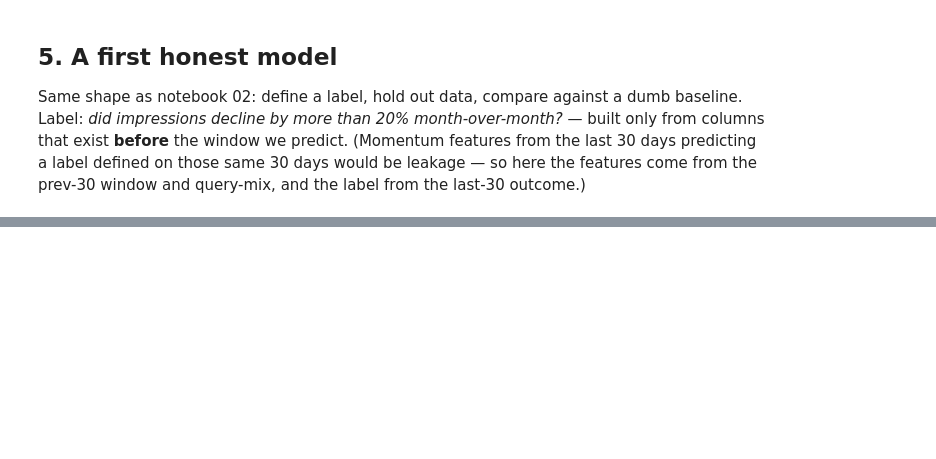
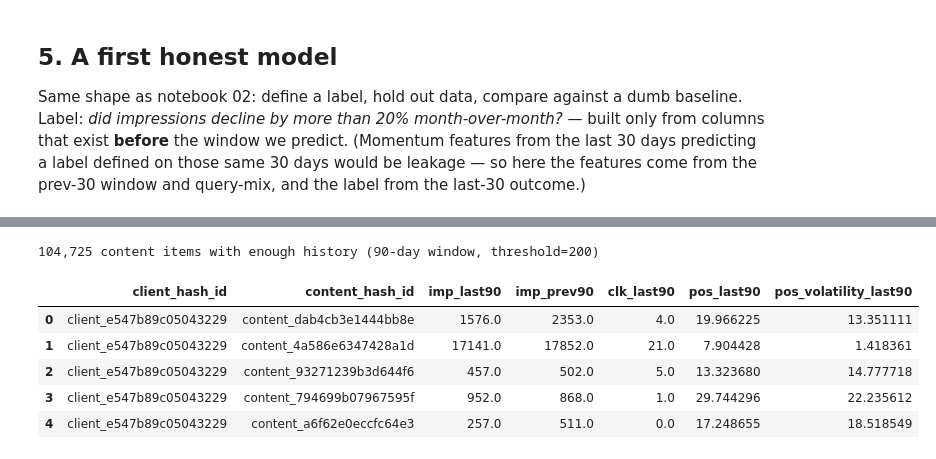
Before and after one commit to abdulwahab-git/week-01-Assignment, a Jupyter notebook: notebooks/03_working_with_the_full_release.ipynb, the cells around one changed output, grey strips where cells are left out. Cells and saved outputs as stored; diff of their text form; code cells hidden in the pictures; blank space fills up the shorter version.

```diff
--- a/notebooks/03_working_with_the_full_release.ipynb
+++ b/notebooks/03_working_with_the_full_release.ipynb
@@ -173,0 +277,33 @@ release beat any pre-cut file.
+# %%
+# Define your custom threshold for imp_prev30
+THRESHOLD = 200 # Example: Only consider content items with at least 200 previous impressions
+# %%
+features_90d = con.sql(f"""
+    WITH bounds AS (
+        SELECT MAX(report_date) AS end_d FROM {TABLES['fact_daily']}
+    ),
+    windowed AS (
+        SELECT f.client_hash_id, f.content_hash_id,
+               SUM(CASE WHEN f.report_date >  b.end_d - INTERVAL 90 DAY THEN f.gsc_impressions ELSE 0 END) AS imp_last90,
+               SUM(CASE WHEN f.report_date <= b.end_d - INTERVAL 90 DAY THEN f.gsc_impressions ELSE 0 END) AS imp_prev90,
+               SUM(CASE WHEN f.report_date >  b.end_d - INTERVAL 90 DAY THEN f.gsc_clicks ELSE 0 END)      AS clk_last90,
+               AVG(CASE WHEN f.report_date >  b.end_d - INTERVAL 90 DAY THEN f.gsc_avg_position END)       AS pos_last90,
+               STDDEV(CASE WHEN f.report_date >  b.end_d - INTERVAL 90 DAY THEN f.gsc_avg_position END)    AS pos_volatility_last90
+        FROM {TABLES['fact_daily']} f, bounds b
+        WHERE f.report_date > b.end_d - INTERVAL 180 DAY -- 2 * 90 days for prev90 and last90
+        GROUP BY 1, 2
+        HAVING imp_prev90 >= {THRESHOLD}
+    )
+    SELECT * FROM windowed
+""").df()
+
+print(f'{len(features_90d):,} content items with enough history (90-day window, threshold={THRESHOLD})')
+display(features_90d.head())
+# %% [output]
+104,725 content items with enough history (90-day window, threshold=200)
+|  | client_hash_id | content_hash_id | imp_last90 | imp_prev90 | clk_last90 | pos_last90 | pos_volatility_last90 |
+| 0 | client_e547b89c05043229 | content_dab4cb3e1444bb8e | 1576.0 | 2353.0 | 4.0 | 19.966225 | 13.351111 |
+| 1 | client_e547b89c05043229 | content_4a586e6347428a1d | 17141.0 | 17852.0 | 21.0 | 7.904428 | 1.418361 |
+| 2 | client_e547b89c05043229 | content_93271239b3d644f6 | 457.0 | 502.0 | 5.0 | 13.323680 | 14.777718 |
+| 3 | client_e547b89c05043229 | content_794699b07967595f | 952.0 | 868.0 | 1.0 | 29.744296 | 22.235612 |
+| 4 | client_e547b89c05043229 | content_a6f62e0eccfc64e3 | 257.0 | 511.0 | 0.0 | 17.248655 | 18.518549 |
```
Also changed, not shown: parts of 10 cells of this notebook.
